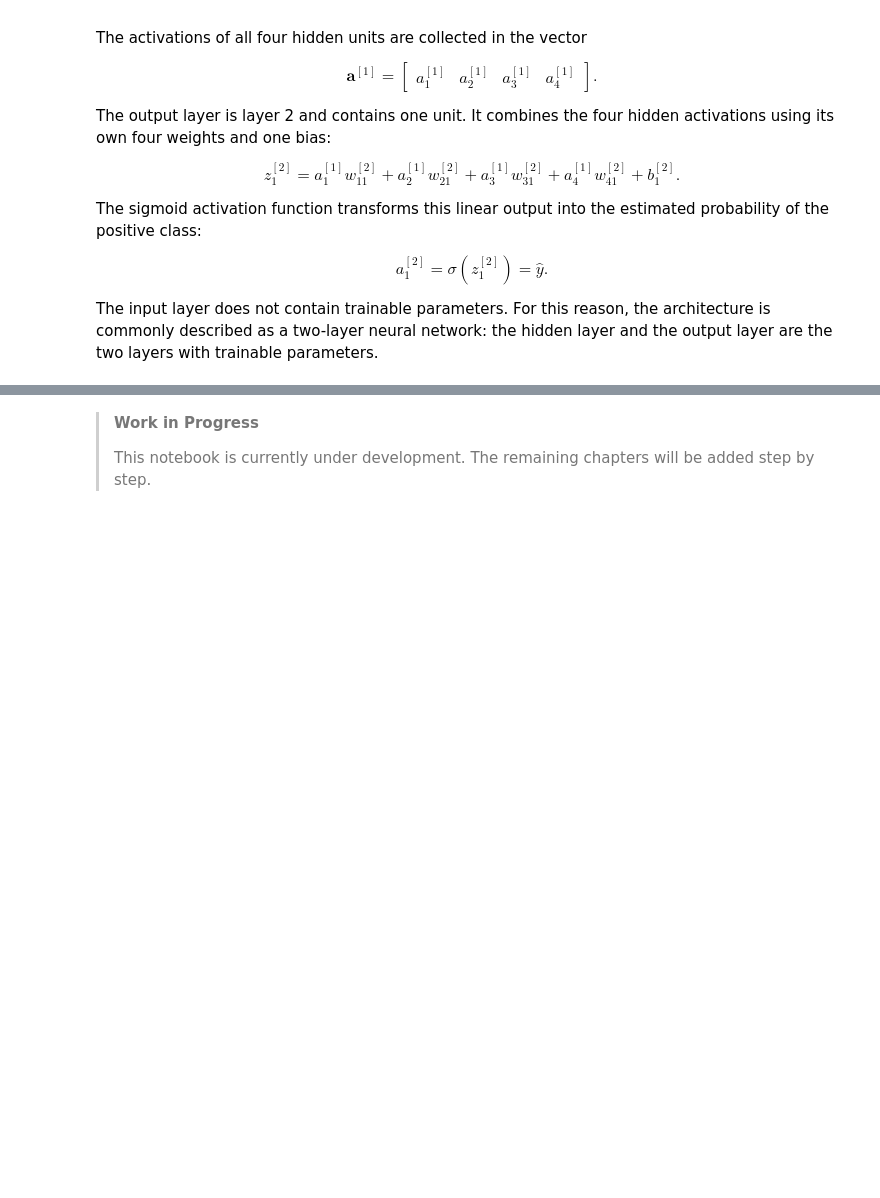
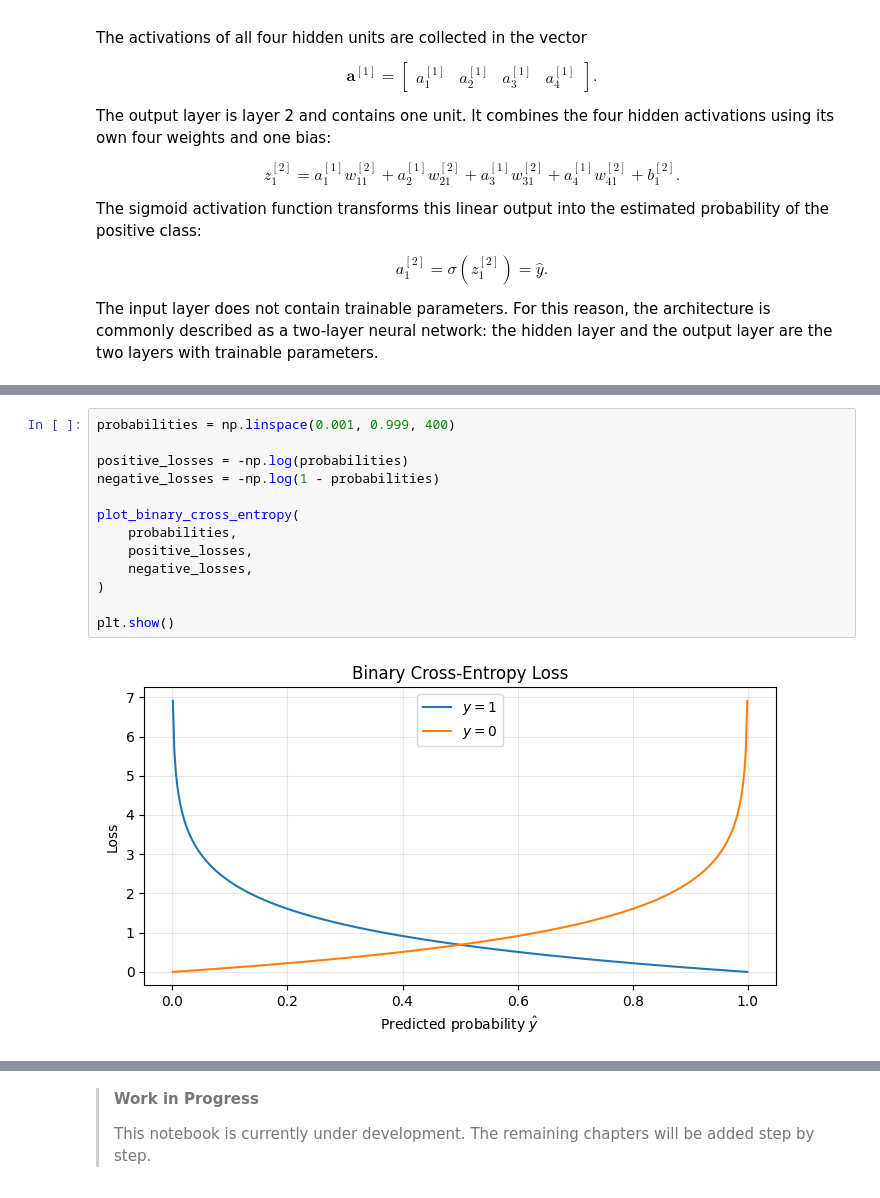
Before and after one commit to MonasteryStudent/ml-from-scratch, a Jupyter notebook: notebooks/04_neural_network/neural_network.ipynb, the cells around one changed output, grey strips where cells are left out. Drawn from its saved outputs; the diff is of its cells as text; blank space fills up the shorter version.

```diff
--- a/notebooks/04_neural_network/neural_network.ipynb
+++ b/notebooks/04_neural_network/neural_network.ipynb
@@ -387,0 +663,15 @@ To learn a nonlinear decision boundary, the hidden layer must therefore apply a
+# %%
+probabilities = np.linspace(0.001, 0.999, 400)
+
+positive_losses = -np.log(probabilities)
+negative_losses = -np.log(1 - probabilities)
+
+plot_binary_cross_entropy(
+    probabilities,
+    positive_losses,
+    negative_losses,
+)
+
+plt.show()
+# %% [output]
+[figure, added]
```
Also changed, not shown: parts of 15 cells of this notebook, 3 other files.
